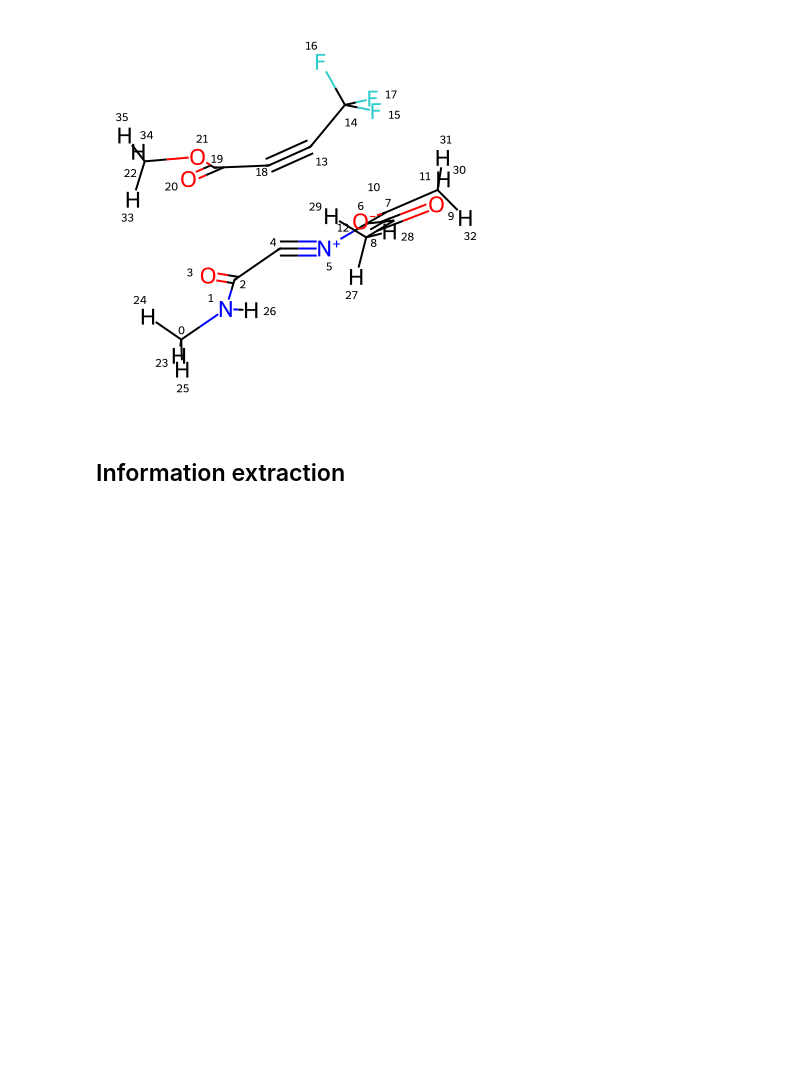
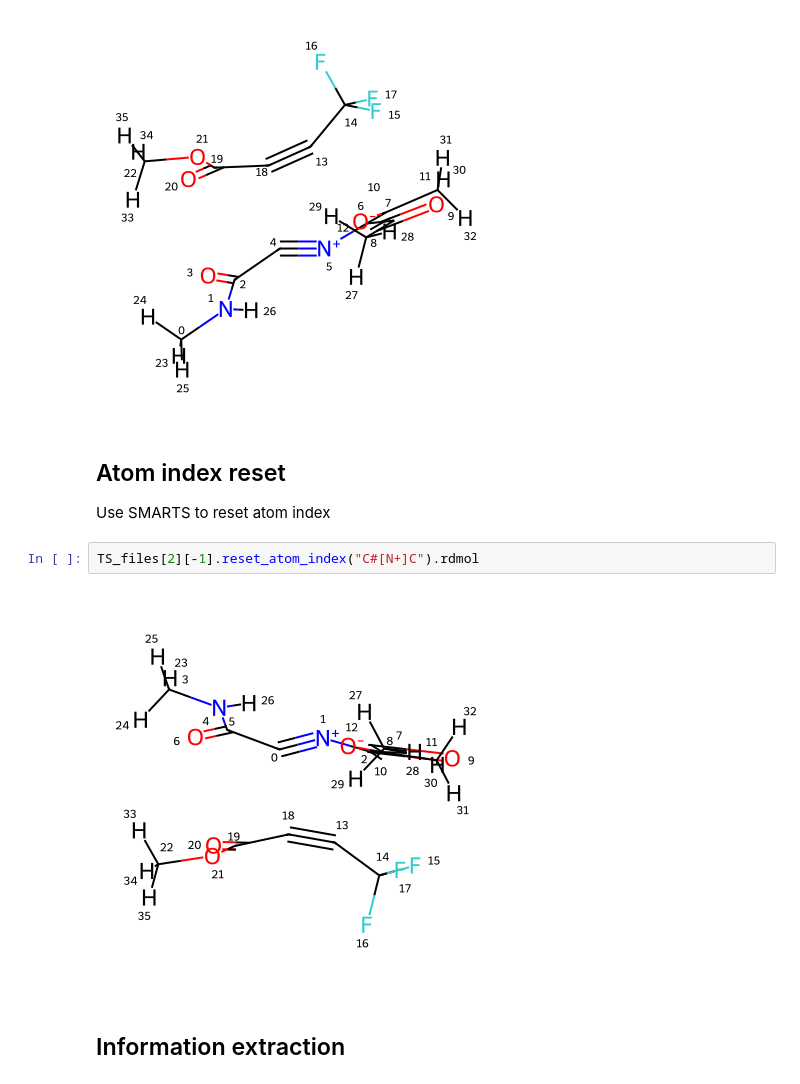
Before and after one commit to gentle1999/MolOP, a Jupyter notebook: docs/en/read_file_and_extract_info.ipynb, the cells around one changed output. Saved outputs shown, nothing was run; the diff lists cells and outputs as text; blank space fills up the shorter version.

```diff
--- a/docs/en/read_file_and_extract_info.ipynb
+++ b/docs/en/read_file_and_extract_info.ipynb
@@ -102,6 +102,14 @@ Input parameters:
 TS_files[2][-1].standard_orient([4, 5, 6]).rdmol
 # %% [output]
 [figure]
+# %% [markdown]
+## Atom index reset
+
+Use SMARTS to reset atom index
+# %%
+TS_files[2][-1].reset_atom_index("C#[N+]C").rdmol
+# %% [output]
+[figure, added]
 # %% [markdown]
 ## Information extraction
 # %% [markdown]
```
Also changed, not shown: parts of 1 cell of this notebook, 15 other files.
